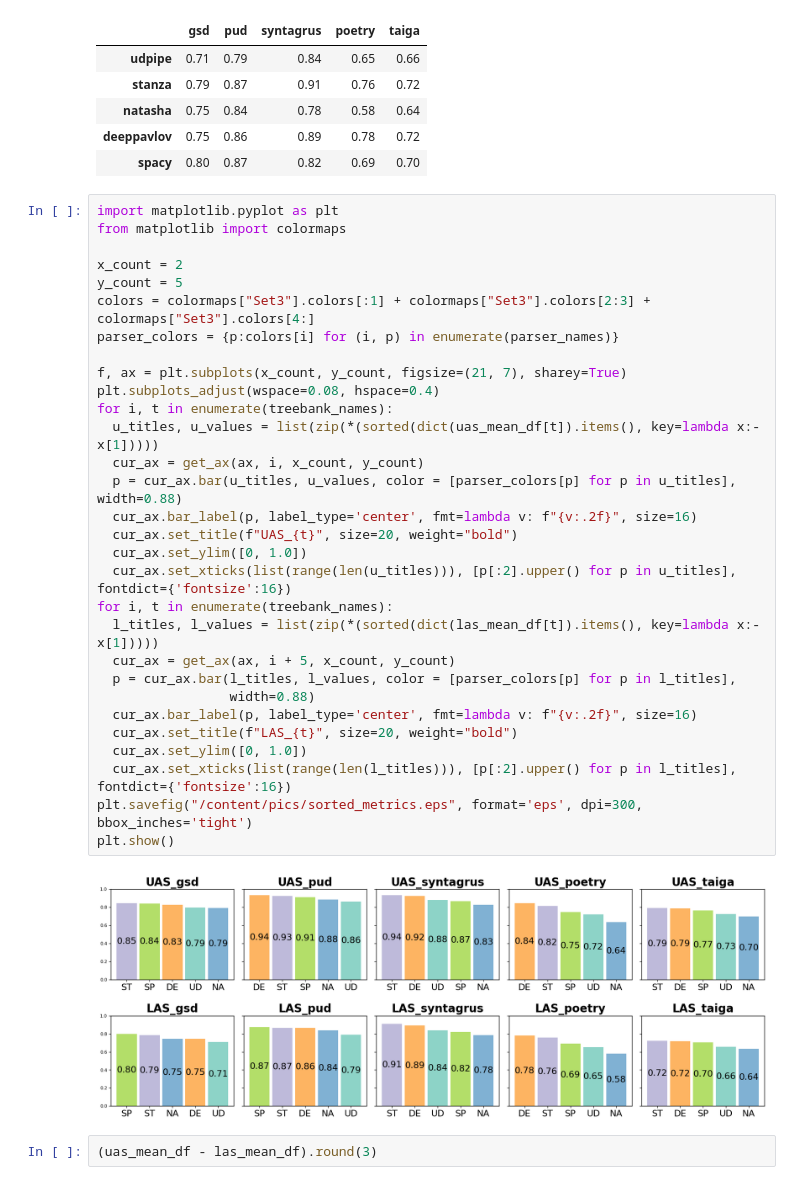
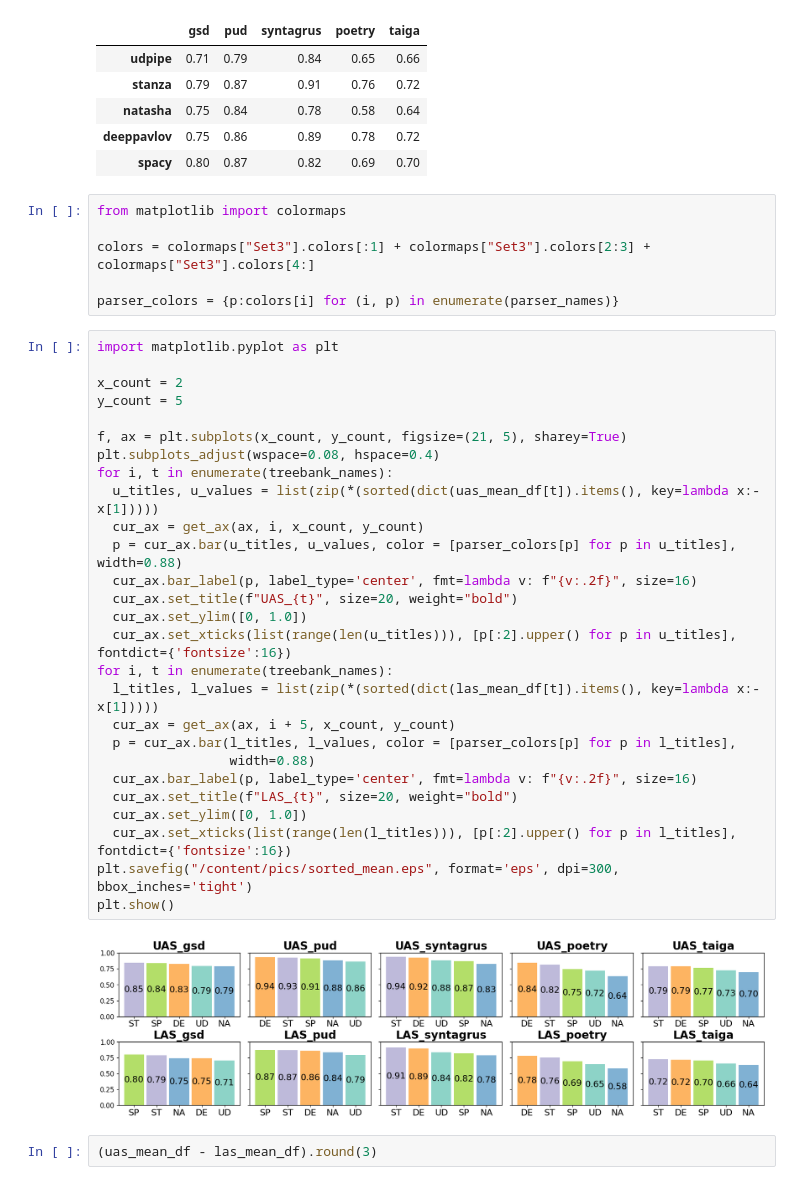
Before and after one commit to Derinhelm/parser_stat, a Jupyter notebook: Russian_parser_statistics.ipynb, the cells around one changed output. Cells and saved outputs as stored; diff of their text form.

```diff
--- a/Russian_parser_statistics.ipynb
+++ b/Russian_parser_statistics.ipynb
@@ -398,38 +398,41 @@ las_mean_df.round(2)
 | natasha | 0.75 | 0.84 | 0.78 | 0.58 | 0.64 |
 | deeppavlov | 0.75 | 0.86 | 0.89 | 0.78 | 0.72 |
 | spacy | 0.80 | 0.87 | 0.82 | 0.69 | 0.70 |
+# %%
+from matplotlib import colormaps
+
+colors = colormaps["Set3"].colors[:1] + colormaps["Set3"].colors[2:3] + colormaps["Set3"].colors[4:]
+
+parser_colors = {p:colors[i] for (i, p) in enumerate(parser_names)}
 # %%
 import matplotlib.pyplot as plt
-from matplotlib import colormaps
 
 x_count = 2
 y_count = 5
-colors = colormaps["Set3"].colors[:1] + colormaps["Set3"].colors[2:3] + colormaps["Set3"].colors[4:]
-parser_colors = {p:colors[i] for (i, p) in enumerate(parser_names)}
 
-f, ax = plt.subplots(x_count, y_count, figsize=(21, 7), sharey=True)
+f, ax = plt.subplots(x_count, y_count, figsize=(21, 5), sharey=True)
 plt.subplots_adjust(wspace=0.08, hspace=0.4)
 for i, t in enumerate(treebank_names):
   u_titles, u_values = list(zip(*(sorted(dict(uas_mean_df[t]).items(), key=lambda x:-x[1]))))
   cur_ax = get_ax(ax, i, x_count, y_count)
   p = cur_ax.bar(u_titles, u_values, color = [parser_colors[p] for p in u_titles], width=0.88)
   cur_ax.bar_label(p, label_type='center', fmt=lambda v: f"{v:.2f}", size=16)
   cur_ax.set_title(f"UAS_{t}", size=20, weight="bold")
   cur_ax.set_ylim([0, 1.0])
   cur_ax.set_xticks(list(range(len(u_titles))), [p[:2].upper() for p in u_titles], fontdict={'fontsize':16})
 for i, t in enumerate(treebank_names):
   l_titles, l_values = list(zip(*(sorted(dict(las_mean_df[t]).items(), key=lambda x:-x[1]))))
   cur_ax = get_ax(ax, i + 5, x_count, y_count)
   p = cur_ax.bar(l_titles, l_values, color = [parser_colors[p] for p in l_titles],
                  width=0.88)
   cur_ax.bar_label(p, label_type='center', fmt=lambda v: f"{v:.2f}", size=16)
   cur_ax.set_title(f"LAS_{t}", size=20, weight="bold")
   cur_ax.set_ylim([0, 1.0])
   cur_ax.set_xticks(list(range(len(l_titles))), [p[:2].upper() for p in l_titles], fontdict={'fontsize':16})
-plt.savefig("/content/pics/sorted_metrics.eps", format='eps', dpi=300, bbox_inches='tight')
+plt.savefig("/content/pics/sorted_mean.eps", format='eps', dpi=300, bbox_inches='tight')
 plt.show()
 # %% [output]
-[figure, old version]
+[figure, new version]
 # %%
 (uas_mean_df - las_mean_df).round(3)
 # %% [output]
```
Also changed, not shown: parts of 23 cells of this notebook.
